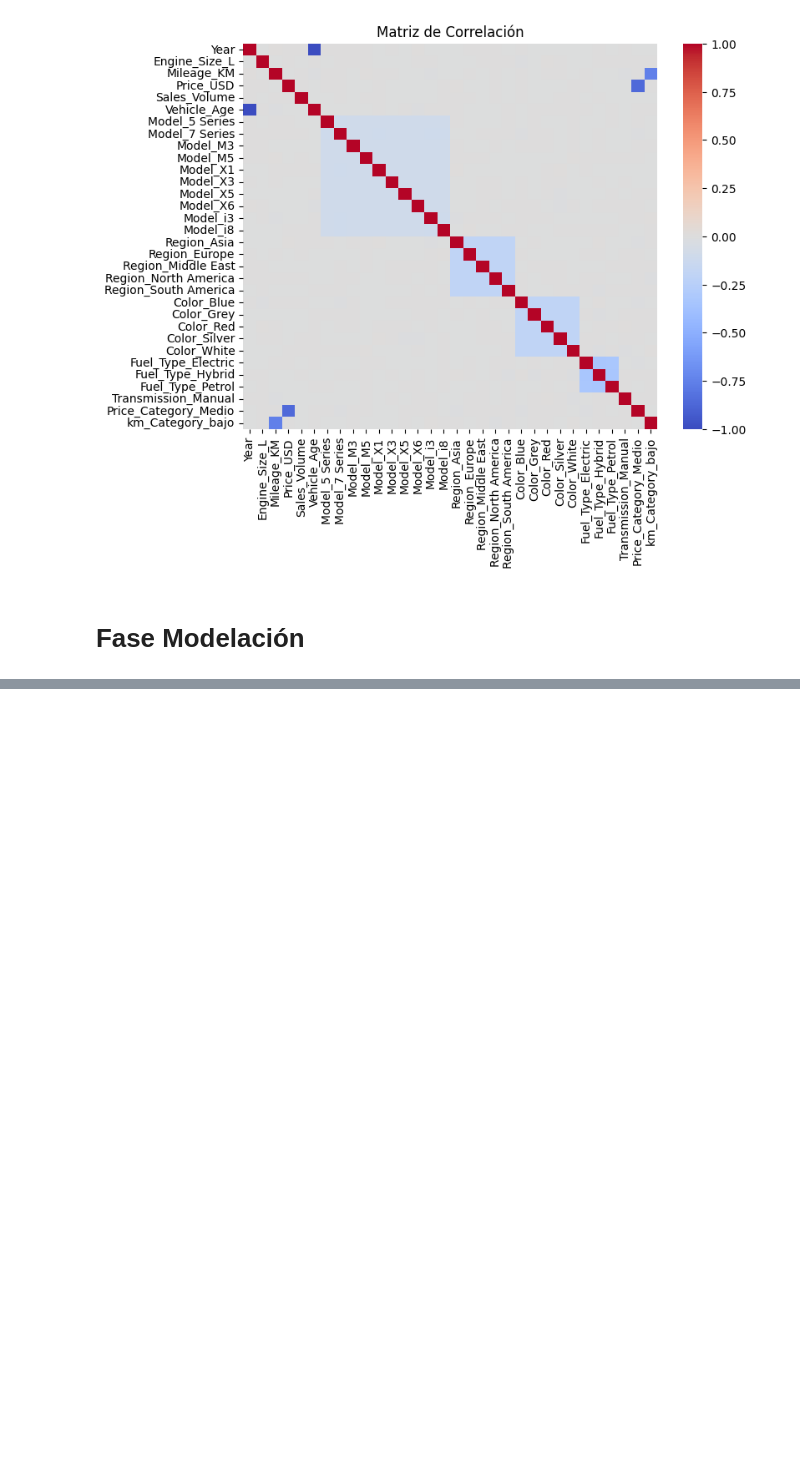
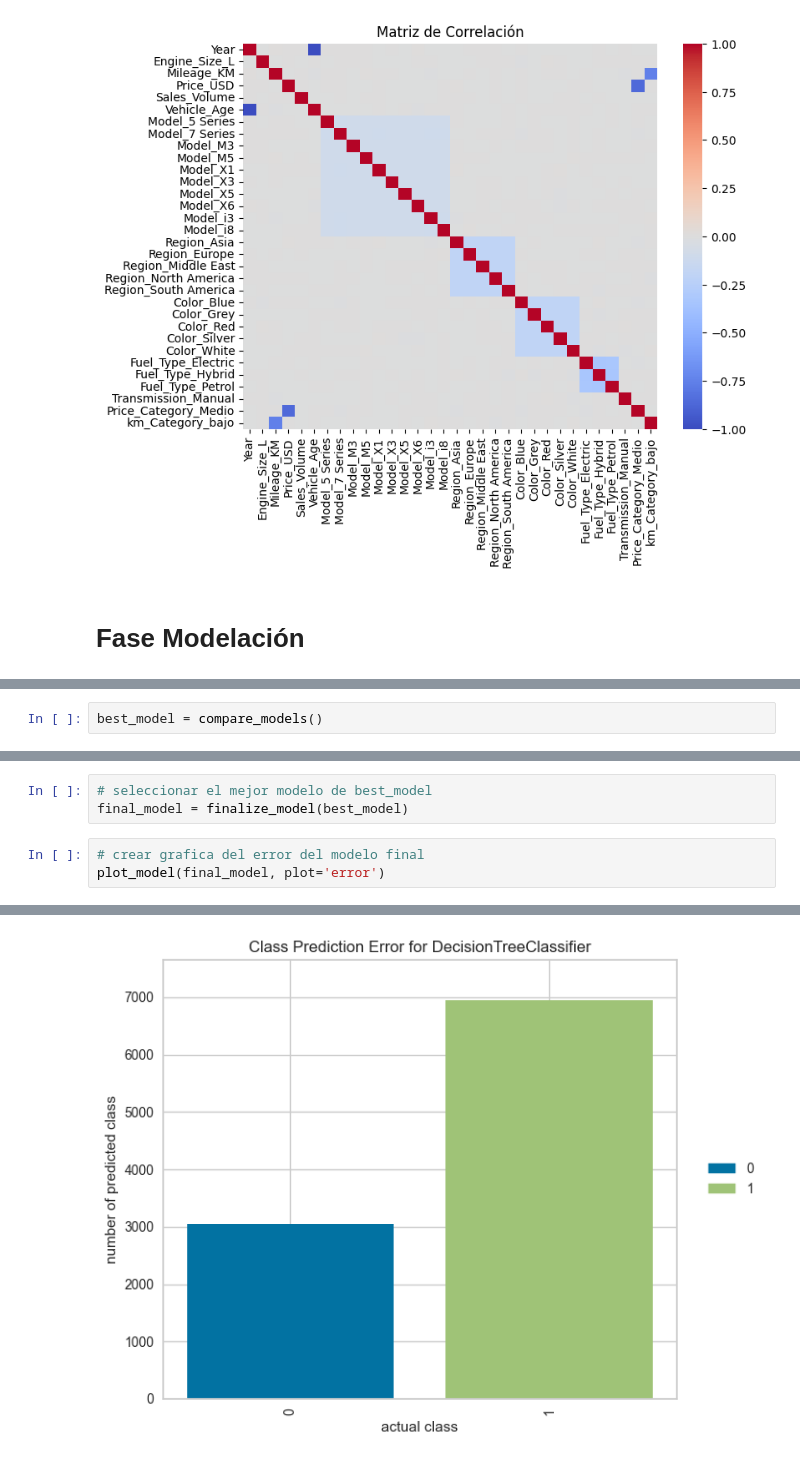
Before and after one commit to josuemarinab/bmw_analysis, a Jupyter notebook: modelo_bmw.ipynb, the cells around one changed output, grey strips where cells are left out. Cells and saved outputs as stored; diff of their text form; blank space fills up the shorter version.

Commit message:
Fase Modelado pycaret

```diff
--- a/modelo_bmw.ipynb
+++ b/modelo_bmw.ipynb
@@ -422,0 +448,2 @@ ModuleNotFoundError: No module named 'pycaret'
+# %%
+best_model = compare_models()
@@ -422,0 +468,7 @@ ModuleNotFoundError: No module named 'pycaret'
+# %%
+# seleccionar el mejor modelo de best_model
+final_model = finalize_model(best_model)
+# %%
+# crear grafica del error del modelo final
+plot_model(final_model, plot='error')
+# %% [output]
@@ -422,0 +476 @@ ModuleNotFoundError: No module named 'pycaret'
+[figure, added]
```
Also changed, not shown: parts of 14 cells of this notebook.
